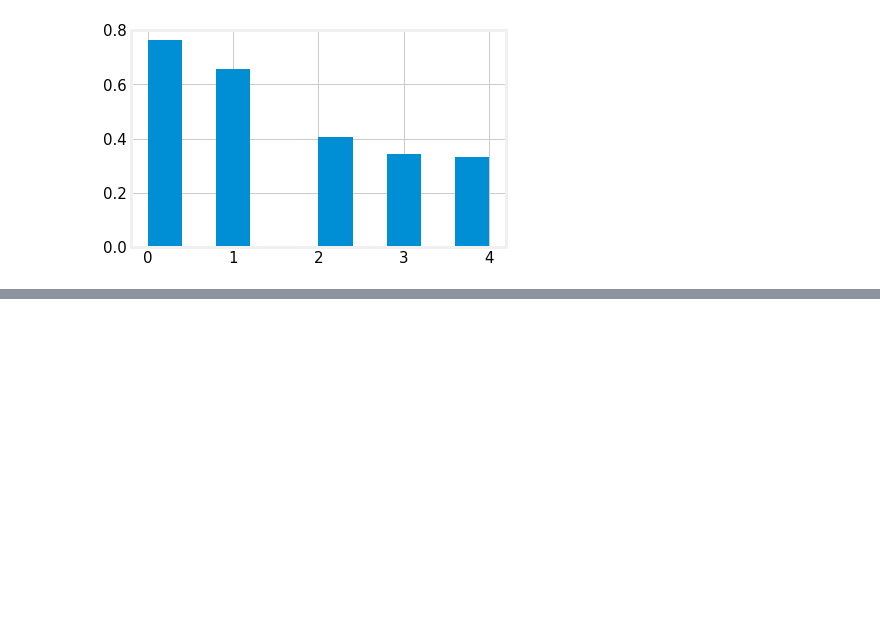
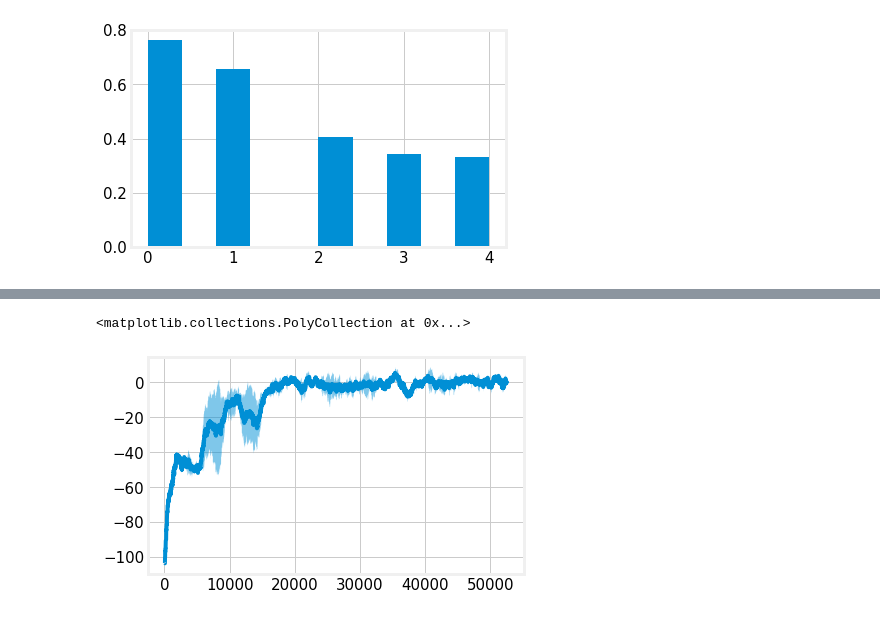
Before and after one commit to NotAnyMike/HRL, a Jupyter notebook: notebooks/Plots.ipynb, the cells around one changed output, grey strips where cells are left out. Saved outputs shown, nothing was run; the diff lists cells and outputs as text; code cells hidden in the pictures; blank space fills up the shorter version.

```diff
--- a/notebooks/Plots.ipynb
+++ b/notebooks/Plots.ipynb
@@ -148,0 +213,9 @@ plt.hist?
+# %%
+h_avg,h_std = avg_std(vals_h_a_smooth, vals_h_b_smooth)
+h_stp,_ = avg_std(step_nums_h_a,step_nums_h_b)
+
+plt.plot(h_stp,h_avg)
+plt.fill_between(h_stp,h_avg-h_std,h_avg+h_std,alpha=.5)
+# %% [output]
+<matplotlib.collections.PolyCollection at 0x...>
+[figure, added]
```
Also changed, not shown: parts of 12 cells of this notebook, 2 other files.
